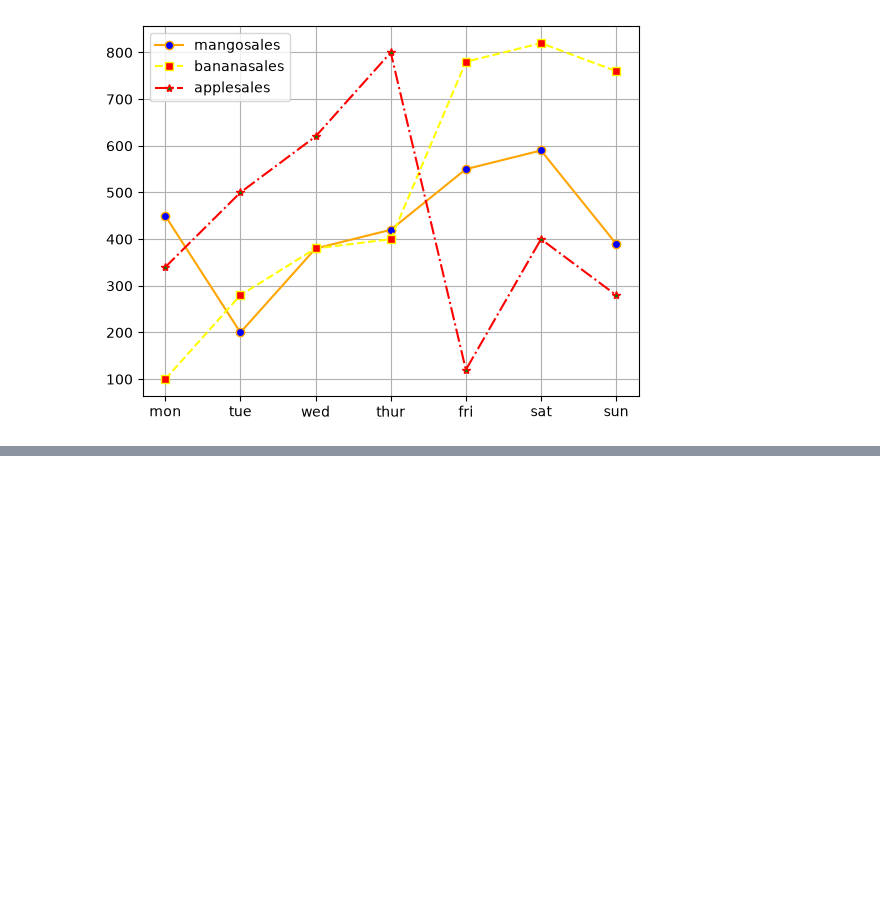
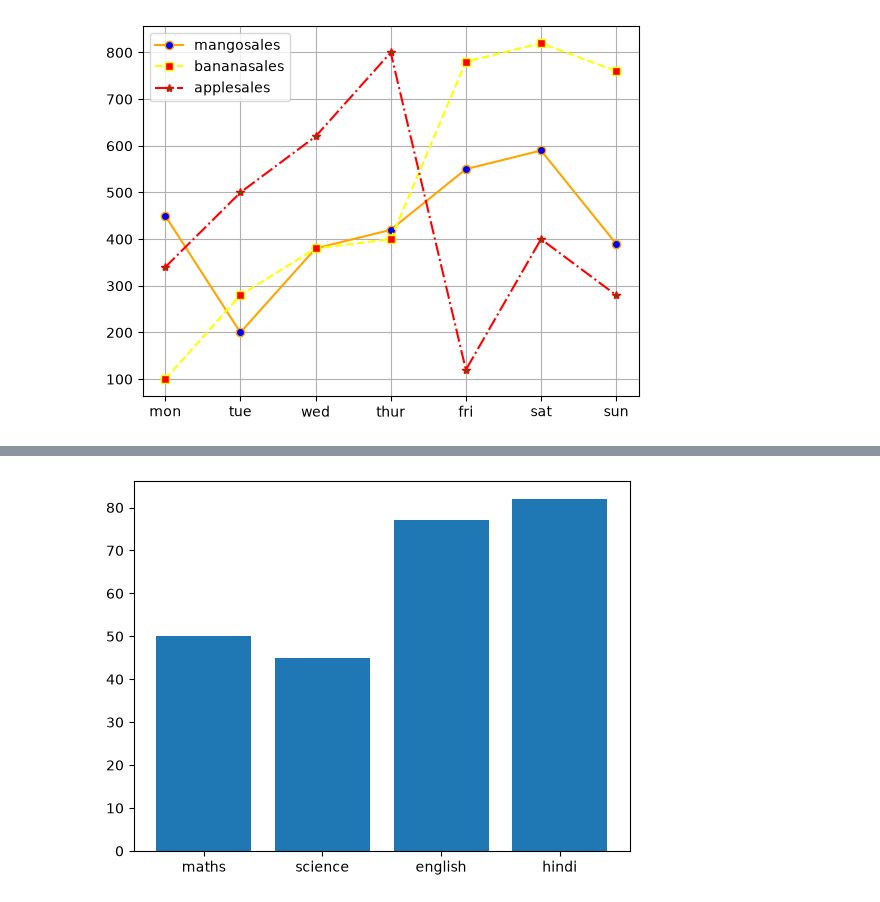
Before and after one commit to AmitKumarPrasad1846/Complete_AI_ML_challenge, a Jupyter notebook: 04_visualisation/visualisation_day_1.ipynb, the cells around one changed output, grey strips where cells are left out. Saved outputs shown, nothing was run; the diff lists cells and outputs as text; code cells hidden in the pictures; blank space fills up the shorter version.

Commit message:
update 5 on visualisation_day_1

```diff
--- a/04_visualisation/visualisation_day_1.ipynb
+++ b/04_visualisation/visualisation_day_1.ipynb
@@ -155,0 +215,7 @@ plt.show() # it will print the plot
+# %%
+subject=['maths','science','english','hindi']
+marks=[50,45,77,82]
+plt.bar(subject,marks) # it is used for bar plot.
+plt.show()
+# %% [output]
+[figure, added]
```
Also changed, not shown: parts of 4 cells of this notebook.
